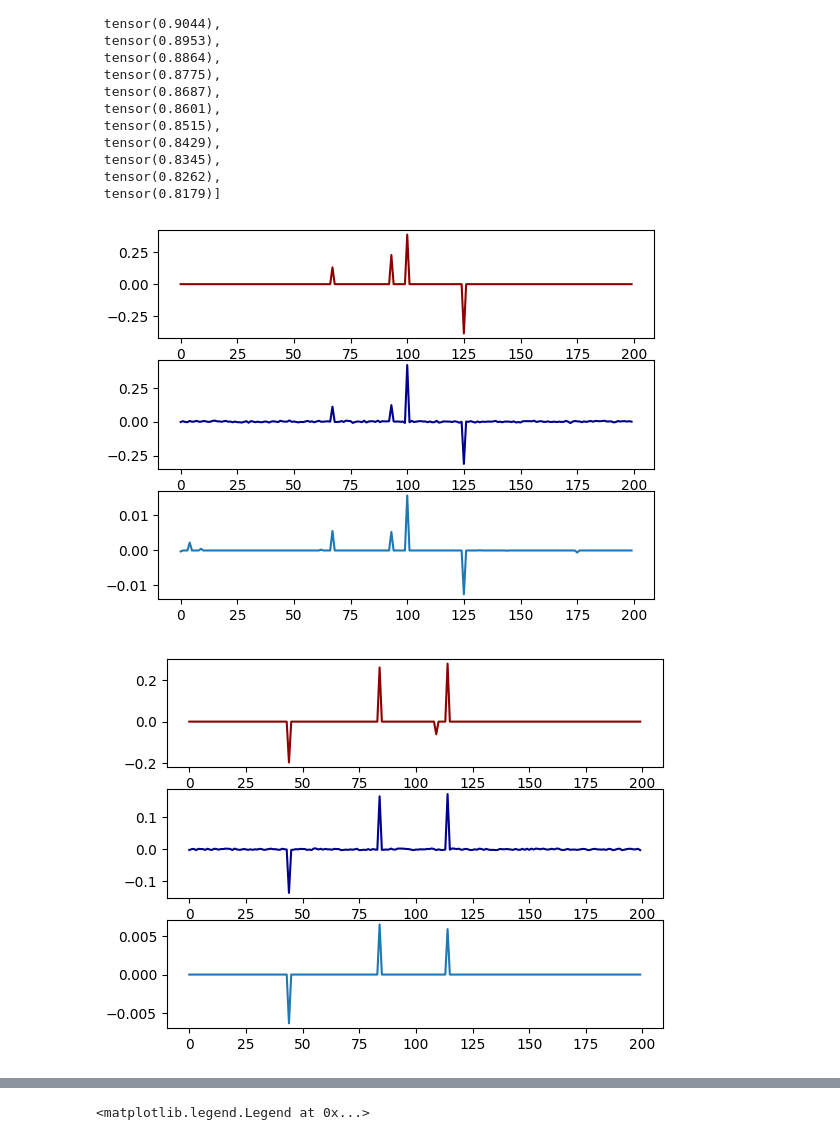
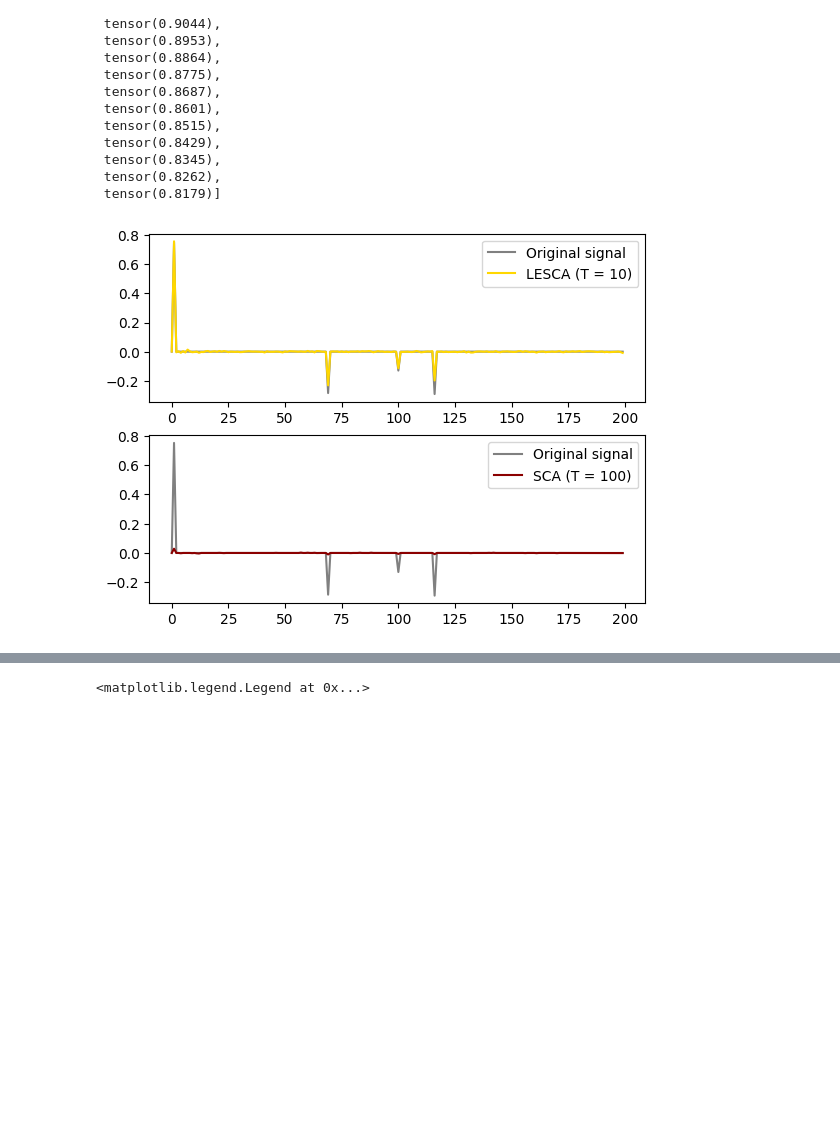
Before and after one commit to LeoDiNino97/NonconvexSparseLearningUnrolledSCA, a Jupyter notebook: Sparse analysis/LASSO_SCA_primer.ipynb, the cells around one changed output, grey strips where cells are left out. Cells and saved outputs as stored; diff of their text form; code cells hidden in the pictures; blank space fills up the shorter version.

```diff
--- a/Sparse analysis/LASSO_SCA_primer.ipynb
+++ b/Sparse analysis/LASSO_SCA_primer.ipynb
@@ -446,13 +446,16 @@ Epoch 10, Train loss 0.05537230, Validation loss 0.06262464
  tensor(0.8262),
  tensor(0.8179)]
 # %%
-for i in range(5):
+for i in range(1):
     y_ex, x_ex = test_set.dataset.__getitem__(i)
-    fig, axs = plt.subplots(3)
+    fig, axs = plt.subplots(2)
 
-    axs[0].plot(x_ex, color='darkred')
-    axs[1].plot(model.forward(y_ex[None,:])[0].detach().numpy(), color='darkblue')
-    axs[2].plot(NC_LASSO_SCA(A_, y_ex.detach().numpy(), c_cap, 0.1, 1, 1, max_iter = 100))
+    axs[0].plot(x_ex, color='grey', label='Original signal')
+    axs[0].plot(model.forward(y_ex[None,:])[0].detach().numpy(), color='gold',label='LESCA (T = 10)')
+    axs[0].legend()
+
+    axs[1].plot(x_ex, color='grey', label='Original signal')
+    axs[1].plot(NC_LASSO_SCA(A_, y_ex.detach().numpy(), c_cap, 0.1, 25, 1, max_iter = 100), color='darkred', label='SCA (T = 100)')
+    axs[1].legend()
 # %% [output]
-[figure, old version]
+[figure, new version]
-[figure, removed]
```
Also changed, not shown: parts of 5 cells of this notebook.
